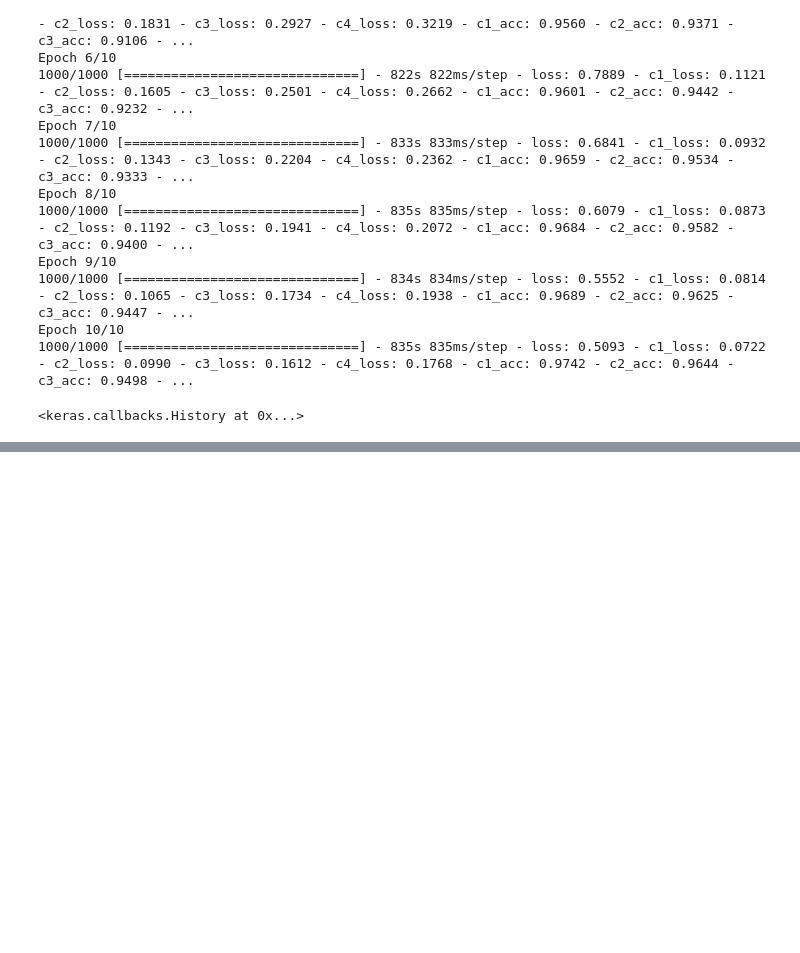
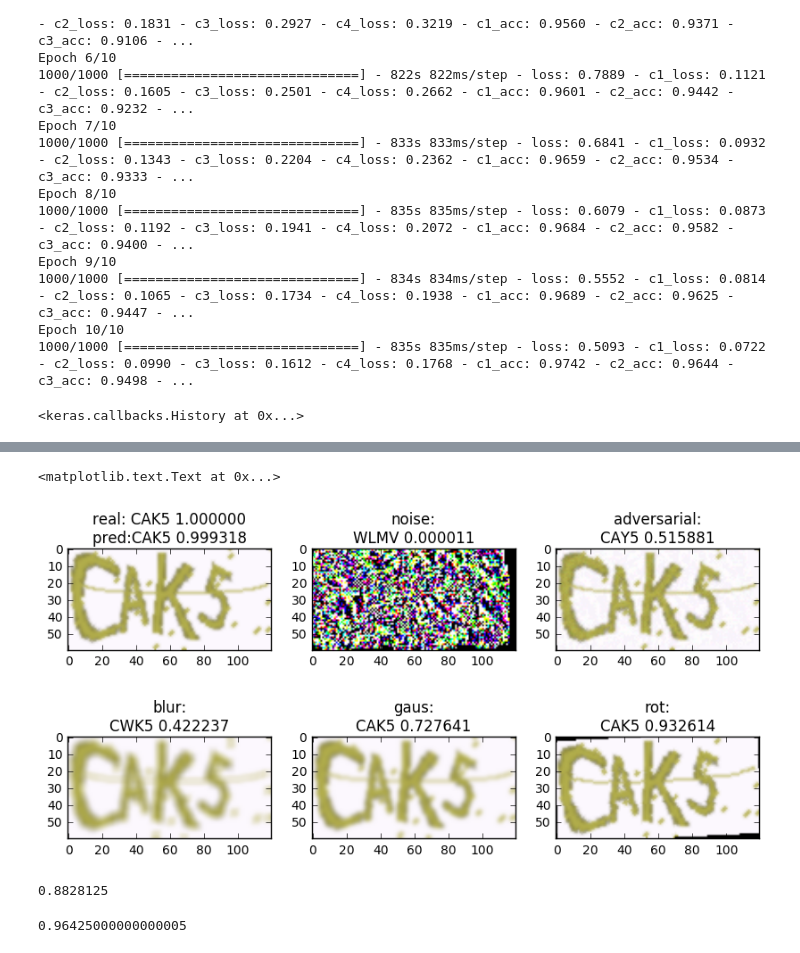
Before and after one commit to zhangbincheng1997/captcha-adversarial-attack, a Jupyter notebook: main.ipynb, the cells around one changed output, grey strips where cells are left out. Drawn from its saved outputs; the diff is of its cells as text; code cells hidden in the pictures; blank space fills up the shorter version.

```diff
--- a/main.ipynb
+++ b/main.ipynb
@@ -127,2 +210,0 @@ grad_values     = get_grad_values([original_array])[0]
-# %%
-x, y = next(gen(1))
@@ -149,0 +211,65 @@ AttributeError: module 'cv2.cv2' has no attribute 'fromarray'
+# %%
+grad_signs = np.sign(grad_values) # 取符号-1 +1 0
+epsilon         = 4
+perturbation    = grad_signs * epsilon
+modified_array  = original_array + perturbation
+deprocess_array = np.clip(modified_array, 0., 255.).astype(np.uint8) # 取值(0,255)
+
+title_original = 'real: %s\npred:%s' % (decode(y), decode(model.predict(original_array)))
+title_perturbation = 'noise:\n%s' % decode(model.predict(perturbation))
+title_modified = 'adversarial:\n%s' % decode(model.predict(deprocess_array))
+# %%
+plt.figure(figsize = (10, 5))
+plt.subplot(2, 3, 1)
+plt.imshow(original_array[0], cmap='gray')
+plt.title(title_original)
+
+######
+plt.subplot(2, 3, 2)
+plt.imshow(perturbation[0], cmap='gray')
+plt.title(title_perturbation)
+
+######
+plt.subplot(2, 3, 3)
+plt.imshow(deprocess_array[0], cmap='gray')
+plt.title(title_modified)
+
+##### lv bo
+img_blur = cv2.blur(original_array[0], (5,5))
+title_blur = 'blur:\n%s' % decode(model.predict(np.expand_dims(img_blur, 0)))
+plt.subplot(2, 3, 4)
+plt.imshow(img_blur, cmap='gray')
+plt.title(title_blur)
+
+##### gao si
+img_gaus = cv2.GaussianBlur(original_array[0], (5,5), 0)
+title_gaus = 'gaus:\n%s' % decode(model.predict(np.expand_dims(img_gaus, 0)))
+plt.subplot(2, 3, 5)
+plt.imshow(img_gaus, cmap='gray')
+plt.title(title_gaus)
+
+##### xuan zhuan
+img_rot = Image.fromarray(original_array[0]).rotate(3)
+title_rot = 'rot:\n%s' % decode(model.predict(np.expand_dims(img_rot, 0)))
+plt.subplot(2, 3, 6)
+plt.imshow(img_rot, cmap='gray')
+plt.title(title_rot)
+# %% [output]
+<matplotlib.text.Text at 0x...>
+[figure, added]
+# %%
+# here need to design a test from folder
+from tqdm import tqdm
+def evaluate(model, batch_num=20):
+    batch_acc = 0
+    generator = gen()
+    for i in tqdm(range(batch_num)):
+        X, y = next(generator)
+        y_pred = model.predict(X)
+        y_pred = np.argmax(y_pred, axis=2).T
+        y_true = np.argmax(y, axis=2).T
+        batch_acc += np.mean(list(map(np.array_equal, y_true, y_pred))) # python3
+    return batch_acc / batch_num
+evaluate(model)
+# %% [output]
+0.8828125
@@ -149,0 +289,10 @@ AttributeError: module 'cv2.cv2' has no attribute 'fromarray'
+# %%
+acc = 0
+for i in tqdm(range(flen)):
+    y_pred = model.predict(X[i:i+1])
+    y_pred = np.argmax(y_pred, axis=2).T
+    y_true = np.argmax(y, axis=2).T
+    acc += np.mean(list(map(np.array_equal, y_true[i], y_pred[0]))) # python3
+acc / flen
+# %% [output]
+0.96425000000000005
```
Also changed, not shown: parts of 18 cells of this notebook.
